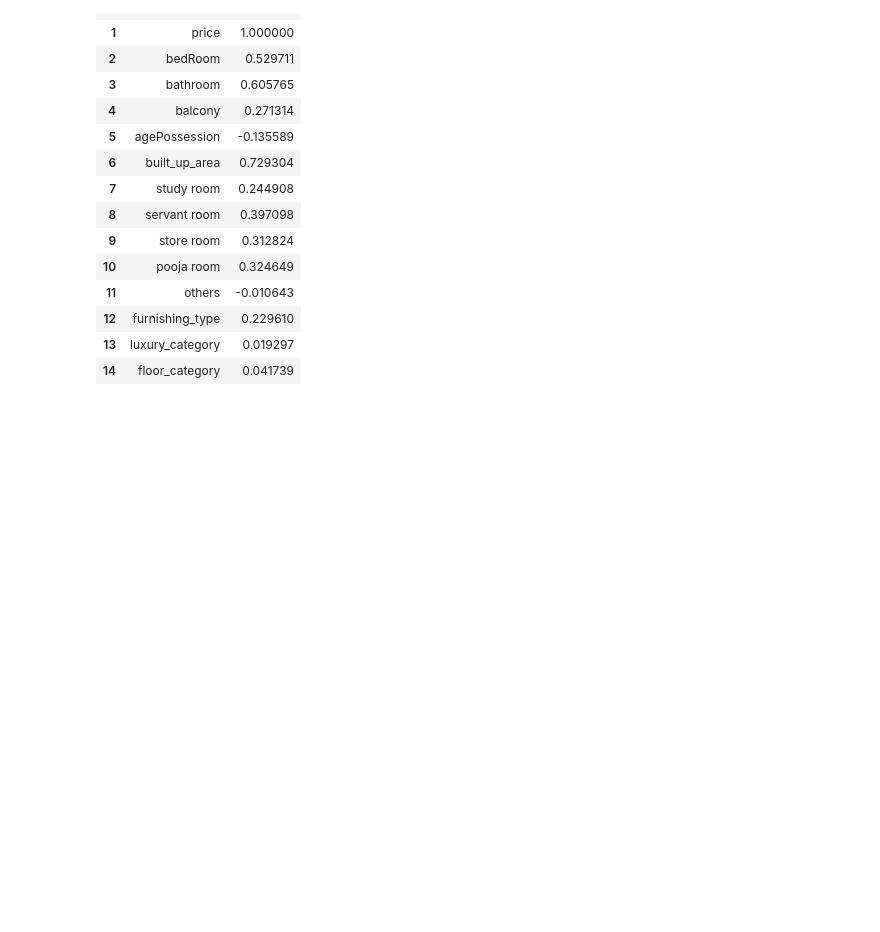
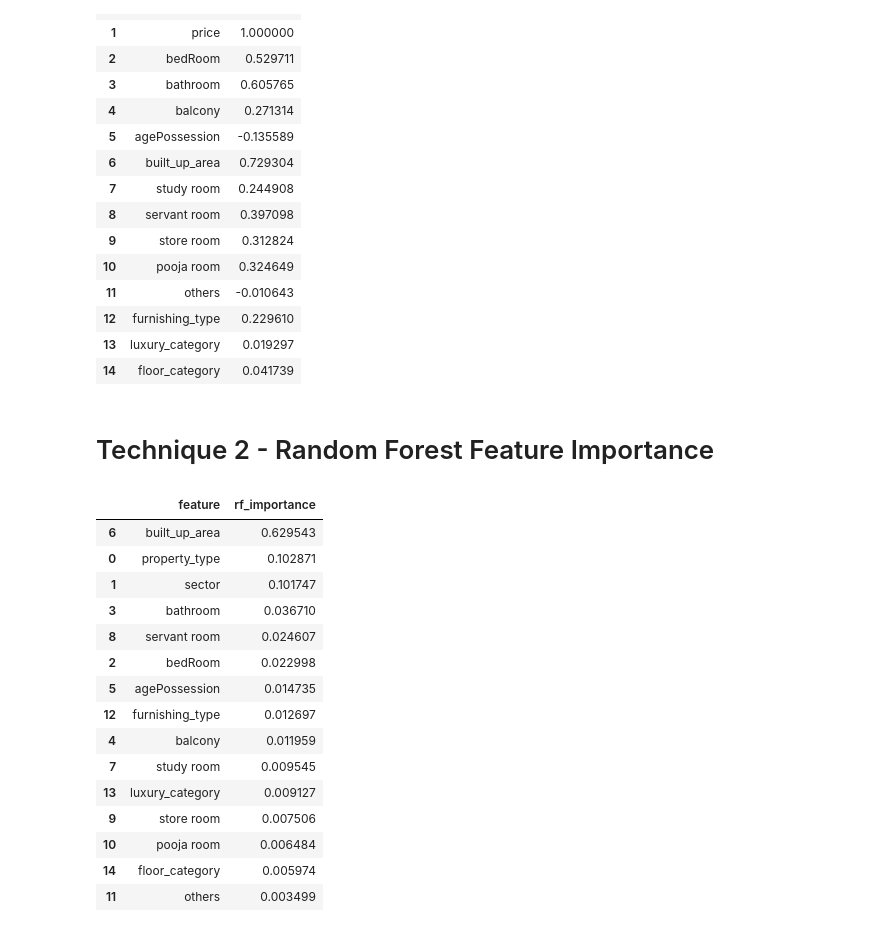
Before and after one commit to garvit1408/NestWise-, a Jupyter notebook: 5 - Feature & Model Selection, productionalization/feature-selection.ipynb, the cells around one changed output. Cells and saved outputs as stored; diff of their text form; code cells hidden in the pictures; blank space fills up the shorter version.

Commit message:
Tech 2 : Random Forest Feature Importance

```diff
--- a/5 - Feature & Model Selection, productionalization/feature-selection.ipynb
+++ b/5 - Feature & Model Selection, productionalization/feature-selection.ipynb
@@ -254,3 +254,34 @@ fi_df1
 | 12 | furnishing_type | 0.229610 |
 | 13 | luxury_category | 0.019297 |
 | 14 | floor_category | 0.041739 |
+# %% [markdown]
+# Technique 2 - Random Forest Feature Importance
+# %%
+from sklearn.ensemble import RandomForestRegressor
+
+rf_label = RandomForestRegressor(n_estimators=100, random_state=42)
+rf_label.fit(X_label,y_label)
+
+fi_df2 = pd.DataFrame({
+    'feature' : X_label.columns,
+    'rf_importance' : rf_label.feature_importances_
+}).sort_values(by='rf_importance',ascending=False)
+
+fi_df2
+# %% [output]
+|  | feature | rf_importance |
+| 6 | built_up_area | 0.629543 |
+| 0 | property_type | 0.102871 |
+| 1 | sector | 0.101747 |
+| 3 | bathroom | 0.036710 |
+| 8 | servant room | 0.024607 |
+| 2 | bedRoom | 0.022998 |
+| 5 | agePossession | 0.014735 |
+| 12 | furnishing_type | 0.012697 |
+| 4 | balcony | 0.011959 |
+| 7 | study room | 0.009545 |
+| 13 | luxury_category | 0.009127 |
+| 9 | store room | 0.007506 |
+| 10 | pooja room | 0.006484 |
+| 14 | floor_category | 0.005974 |
+| 11 | others | 0.003499 |
```
